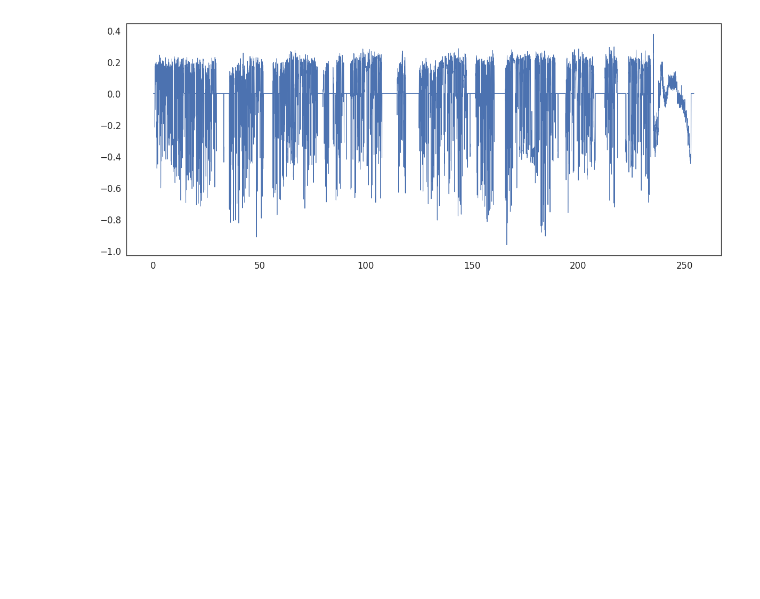
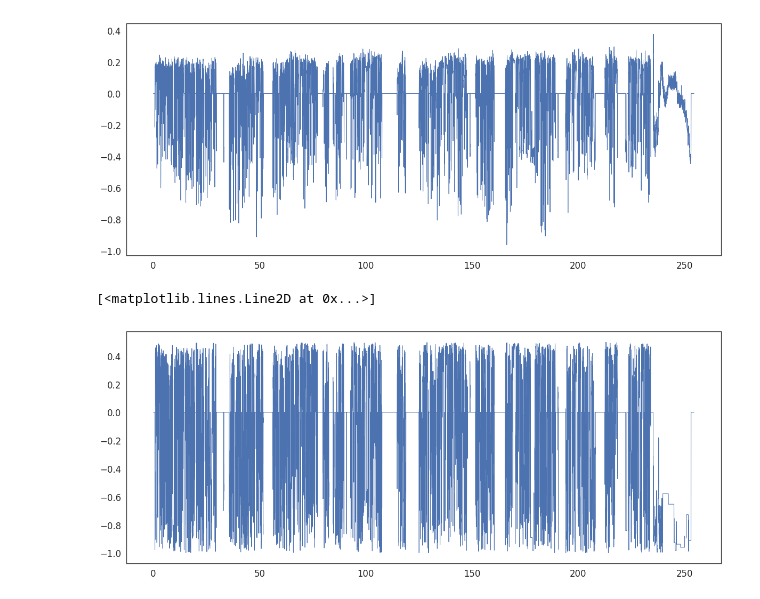
Before and after one commit to Daisey666/Thesis-Project, a Jupyter notebook: notebooks_for_feature_analysis/Praat/praat_features.ipynb, the cells around one changed output. Saved outputs shown, nothing was run; the diff lists cells and outputs as text; code cells hidden in the pictures; blank space fills up the shorter version.

Commit message:
Complete notebooks for Praat features visualization

```diff
--- a/notebooks_for_feature_analysis/Praat/praat_features.ipynb
+++ b/notebooks_for_feature_analysis/Praat/praat_features.ipynb
@@ -553,0 +552,32 @@ clean_voice_report_df_delete_rows = clean_voice_report_df.dropna(axis=0)
+# %%
+# Extract only harmonicity data frame
+clean_harmonicity_df = clean_voice_report_df[['start_time', 'end_time', 'harmonicity']].dropna(axis=0)
+
+clean_harmonicity_new_values = np.array([((x[0] + x[1]) / 2, x[2]) for x in clean_harmonicity_df[['start_time', 'end_time', 'harmonicity']].values])
+clean_harmonicity_df = pd.DataFrame(data=clean_harmonicity_new_values, columns=['Time', 'Harmonicity'])
+
+# Clean harmonicity from outliers
+mean = np.mean(clean_harmonicity_new_values[:, 1], axis=0)
+std = np.std(clean_harmonicity_new_values[:, 1], axis=0)
+query = "Harmonicity >= " + str(mean) + " - " + str(N_SIGMA * std) + " and Harmonicity <= " + str(mean) + " + " + str(N_SIGMA * std)
+clean_harmonicity_df = clean_harmonicity_df.query(query)
+# %%
+# Select harmonicity from voiced intervals only
+time_harmonicity_values = clean_harmonicity_df[['Time', 'Harmonicity']].values
+only_spoken_df = silences_df[silences_df['text'] == 'sounding']
+spoken_intervals = only_spoken_df[['tmin', 'tmax']].values
+
+ts, tmp = np.where((time_harmonicity_values[:, 0, None] >= spoken_intervals[:, 0]) & (time_harmonicity_values[:, 0, None] < spoken_intervals[:, 1]))
+harmonicity = time_harmonicity_values[ts]
+# %%
+harmonicity[:, 1] = harmonicity[:, 1] - np.mean(harmonicity[:,1])
+harmonicity[:, 1] = harmonicity[:, 1] / np.max(np.abs(harmonicity[:,1]))
+# %%
+interpol_harmonicity = interp1d(harmonicity[:, 0], harmonicity[:, 1], fill_value='extrapolate', kind='nearest')
+new_harmonicity = interpol_harmonicity(time) * voiced
+
+plt.figure(figsize=(20,8))
+plt.plot(time, new_harmonicity)
+# %% [output]
+[<matplotlib.lines.Line2D at 0x...>]
+[figure, added]
```
Also changed, not shown: parts of 25 cells of this notebook, 11 other files.
